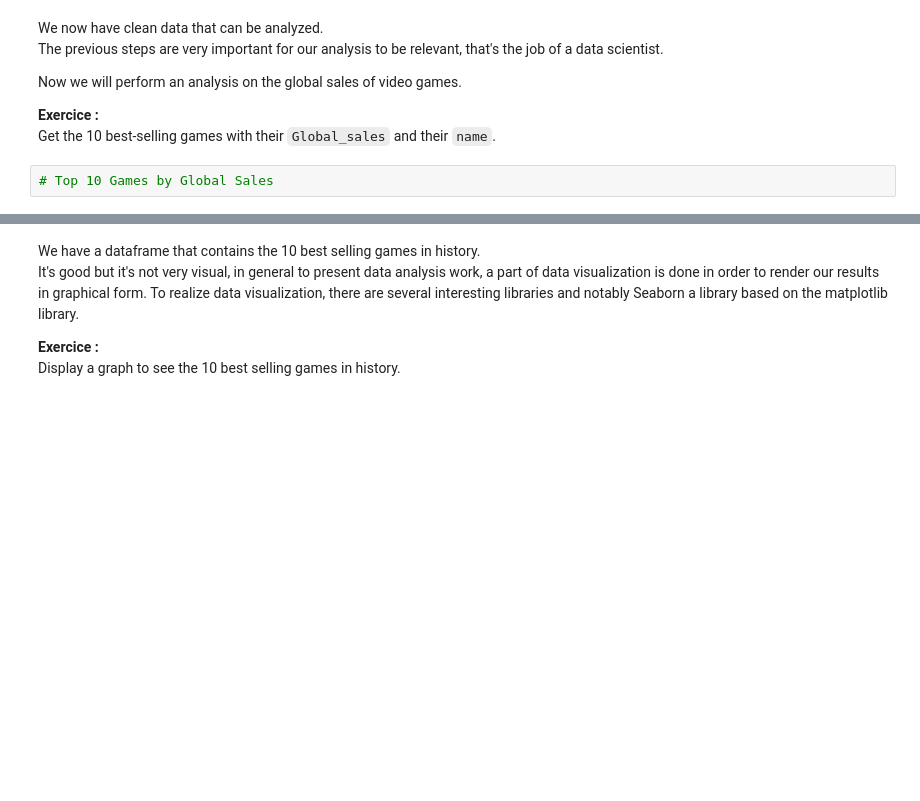
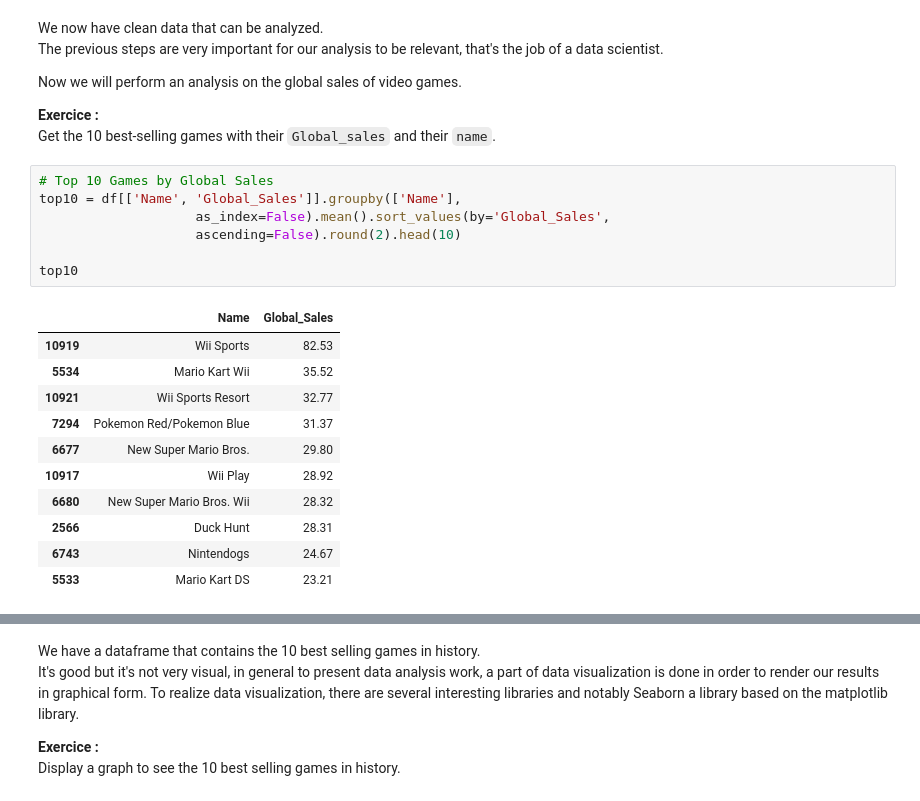
Before and after one commit to PoC-Community/ia-pandas-jvlxz, a Jupyter notebook: 2.video_games_data_visualisation.ipynb, the cells around one changed output, grey strips where cells are left out. Saved outputs shown, nothing was run; the diff lists cells and outputs as text; blank space fills up the shorter version.

````diff
--- a/2.video_games_data_visualisation.ipynb
+++ b/2.video_games_data_visualisation.ipynb
@@ -311,6 +284,23 @@ Now we will perform an analysis on the global sales of video games.
 Get the 10 best-selling games with their ```Global_sales``` and their ```name```.
 # %%
 # Top 10 Games by Global Sales
+top10 = df[['Name', 'Global_Sales']].groupby(['Name'],
+                    as_index=False).mean().sort_values(by='Global_Sales',
+                    ascending=False).round(2).head(10)
+
+top10
+# %% [output]
+|  | Name | Global_Sales |
+| 10919 | Wii Sports | 82.53 |
+| 5534 | Mario Kart Wii | 35.52 |
+| 10921 | Wii Sports Resort | 32.77 |
+| 7294 | Pokemon Red/Pokemon Blue | 31.37 |
+| 6677 | New Super Mario Bros. | 29.80 |
+| 10917 | Wii Play | 28.92 |
+| 6680 | New Super Mario Bros. Wii | 28.32 |
+| 2566 | Duck Hunt | 28.31 |
+| 6743 | Nintendogs | 24.67 |
+| 5533 | Mario Kart DS | 23.21 |
 # %% [markdown]
 **Expected output:**\
 <img src="./image/games_per_gs.png"/>
````
Also changed, not shown: parts of 6 cells of this notebook.
